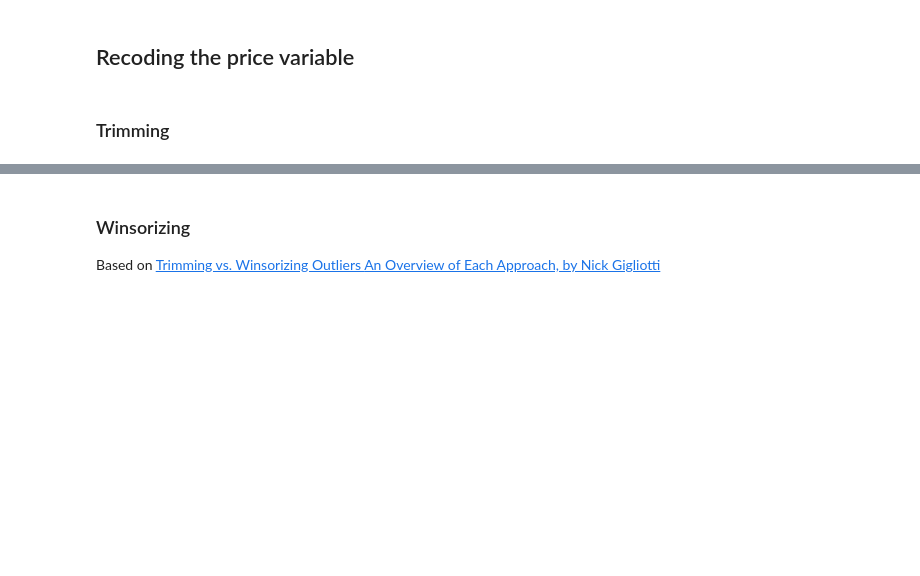
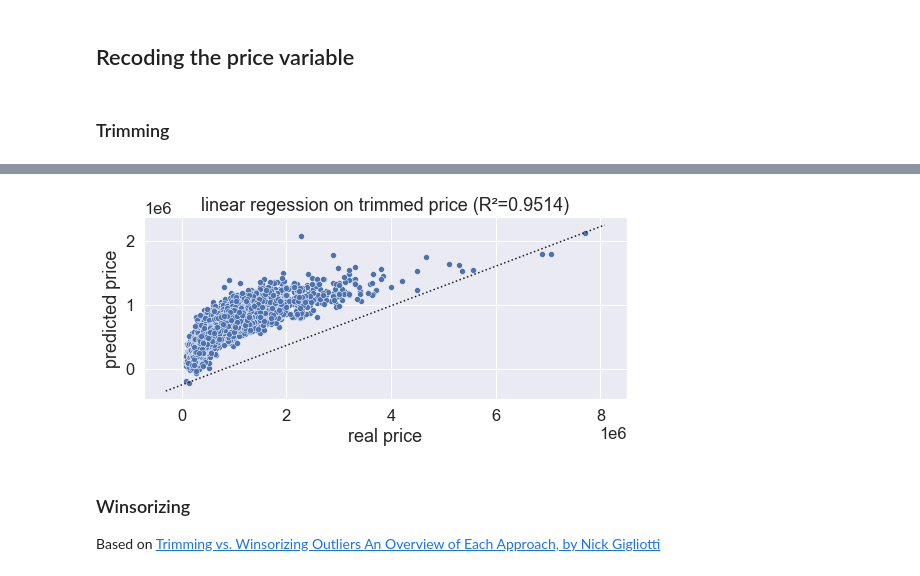
Before and after one commit to EPF-MDE/data-cleaning, a Jupyter notebook: Outliers/handle_outliers.ipynb, the cells around one changed output, grey strips where cells are left out. Cells and saved outputs as stored; diff of their text form; code cells hidden in the pictures; blank space fills up the shorter version.

Commit message:
Outlier handling - added regression after trimming

```diff
--- a/Outliers/handle_outliers.ipynb
+++ b/Outliers/handle_outliers.ipynb
@@ -111,0 +112,6 @@ plt.gcf().set_size_inches(16, 4)
+# %%
+X = house_data.drop(columns=['id','price', 'date'])
+y = trim_price
+
+model = sm.OLS(y, X.loc[trim_mask,:]).fit()
+model.summary()
@@ -112,3 +154,17 @@ plt.gcf().set_size_inches(16, 4)
+# %%
+predictions = model.predict(X)  # make the predictions by the model
+ax = plt.gca()
+sns.scatterplot(x=data.price, y=predictions, ax=ax)
+ax.plot(ax.get_xlim(),ax.get_ylim(), ':k')
+
+ax.set_xlabel('real price')
+ax.set_ylabel('predicted price')
+ax.set_title(f'linear regession on trimmed price (R²={model.rsquared:0.4f})')
+plt.gcf().set_size_inches(8,4)
+plt.tight_layout()
+plt.savefig('regression_winsorized.png')
+# %% [output]
+[figure, added]
 # %% [markdown]
 ### Winsorizing
 Based on [Trimming vs. Winsorizing Outliers
```
Also changed, not shown: parts of 15 cells of this notebook.
